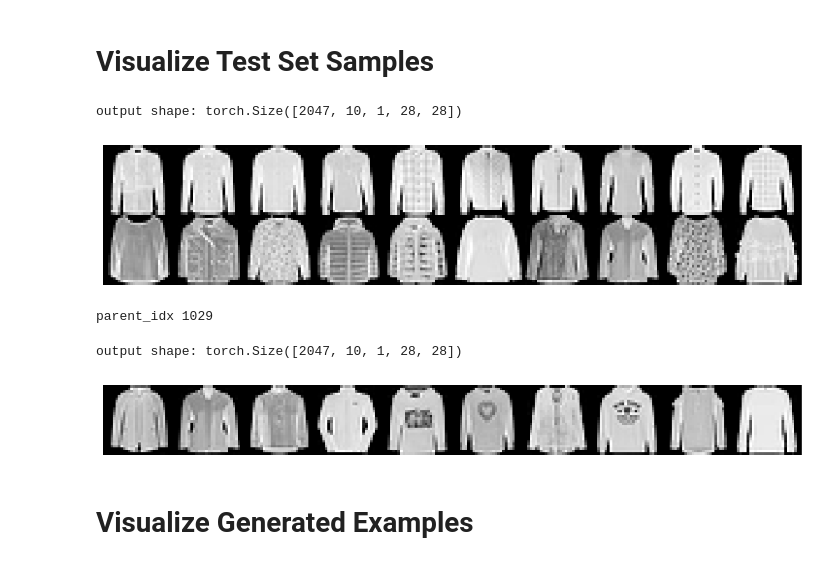
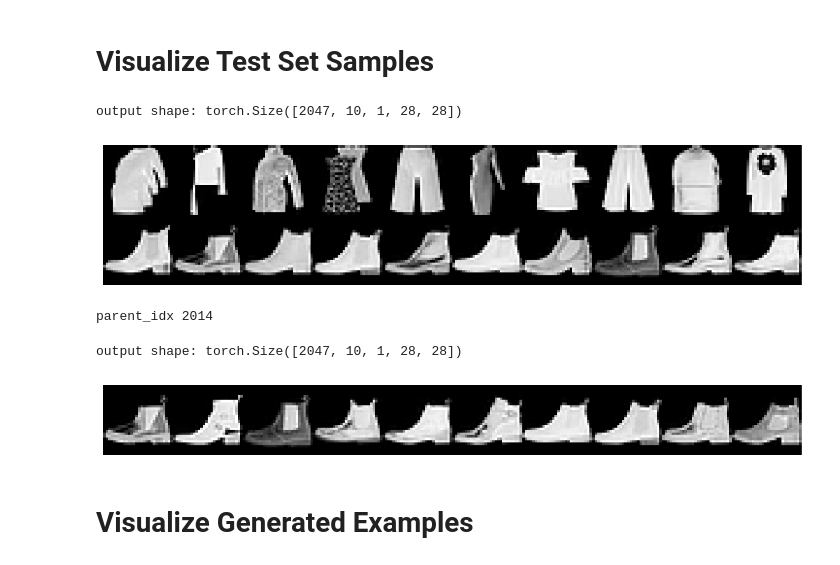
Before and after one commit to Teachable-AI-Lab/unsupervised-prototypes, a Jupyter notebook: viz_gen.ipynb, the cells around one changed output. Saved outputs shown, nothing was run; the diff lists cells and outputs as text; code cells hidden in the pictures.

```diff
--- a/viz_gen.ipynb
+++ b/viz_gen.ipynb
@@ -252,20 +251,20 @@ def plot_dataset_examples(model, test_loader, start_offset=0, n_nodes=10, n_exam
 # n_examples is the number of examples to plot for each cluster.
 # If you want to plot the parent of the cluster you want, use the find_parent function to find the index of the parent cluster.
 
-fig = plot_dataset_examples(model, test_loader, start_offset=10, n_nodes=2, n_examples=10, device=device)
+fig = plot_dataset_examples(model, test_loader, start_offset=1980, n_nodes=2, n_examples=10, device=device)
 fig.show()
 # %% [output]
 output shape: torch.Size([2047, 10, 1, 28, 28])
-[figure, old version]
+[figure, new version]
 # %%
-parent_idx = find_parent_simple(10, 2**n_layers)
+parent_idx = find_parent_simple(1980, 2**n_layers)
 print('parent_idx', parent_idx)
 fig = plot_dataset_examples(model, test_loader, start_offset=parent_idx, n_nodes=1, n_examples=10, device=device)
 fig.show()
 # %% [output]
-parent_idx 1029
+parent_idx 2014
 output shape: torch.Size([2047, 10, 1, 28, 28])
-[figure, old version]
+[figure, new version]
 # %% [markdown]
 # Visualize Generated Examples
 # %%
```
Also changed, not shown: parts of 1 cell of this notebook, 24 other files.
